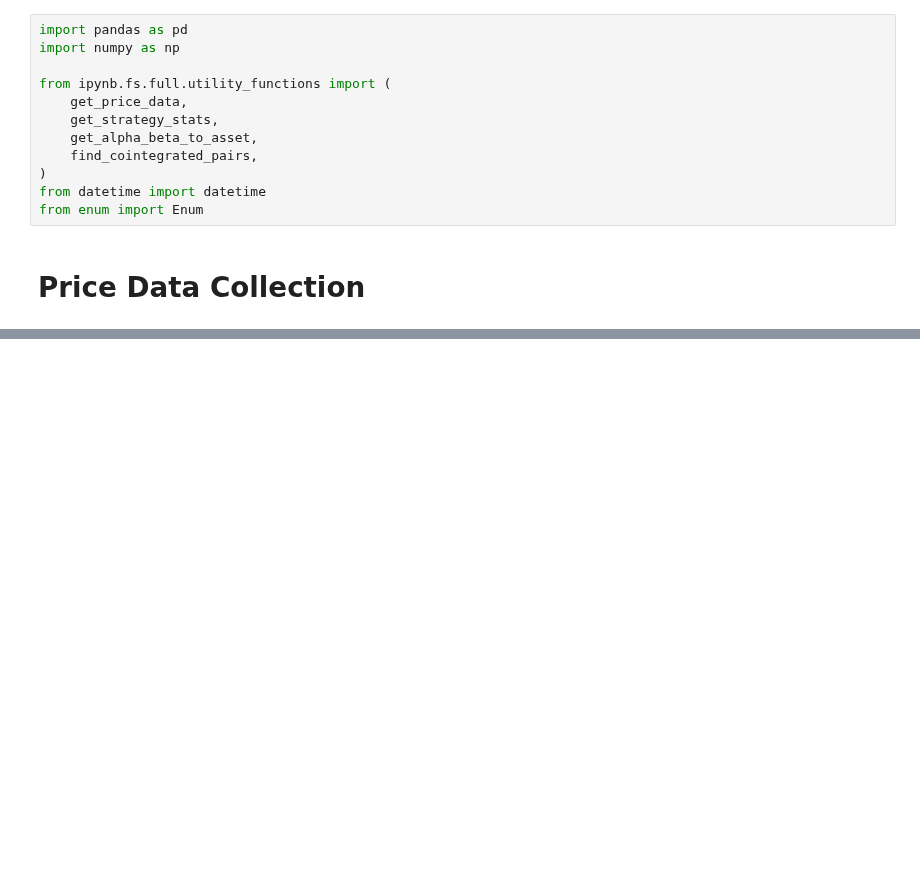
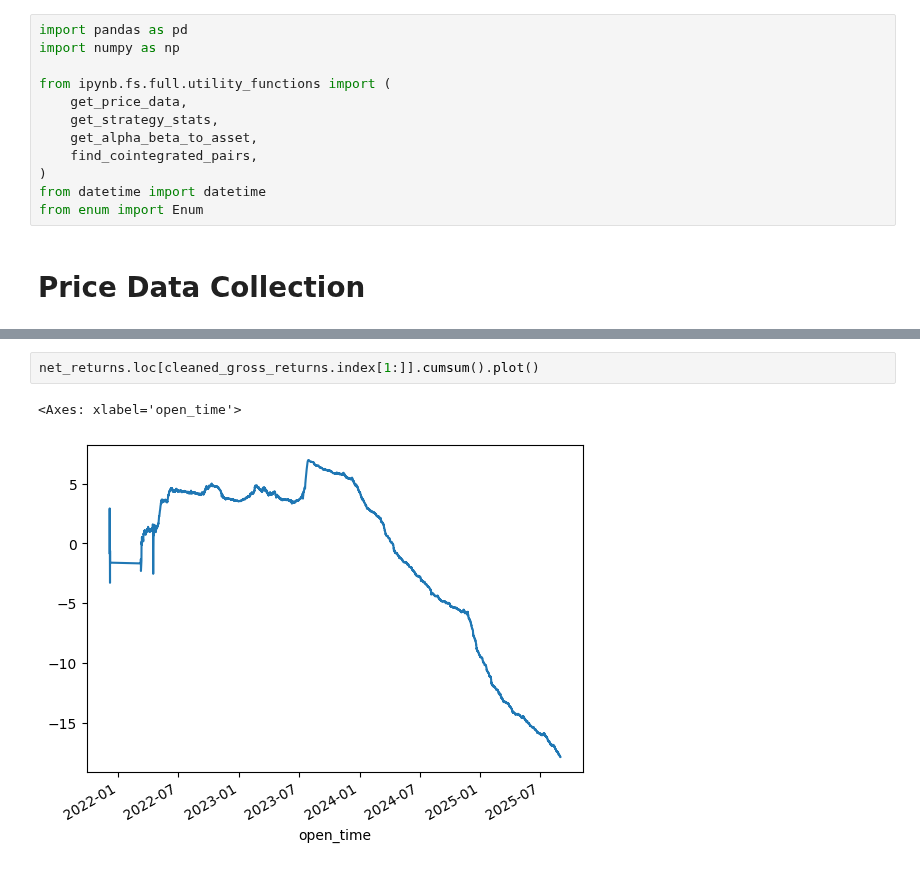
Before and after one commit to wbchristerson/crypto-strategies, a Jupyter notebook: updated_statistical_arbitrage_cointegration_3.ipynb, the cells around one changed output, grey strips where cells are left out. Saved outputs shown, nothing was run; the diff lists cells and outputs as text; blank space fills up the shorter version.

```diff
--- a/updated_statistical_arbitrage_cointegration_3.ipynb
+++ b/updated_statistical_arbitrage_cointegration_3.ipynb
@@ -511,0 +616,5 @@ df1 * df2
+# %%
+net_returns.loc[cleaned_gross_returns.index[1:]].cumsum().plot()
+# %% [output]
+<Axes: xlabel='open_time'>
+[figure, added]
```
Also changed, not shown: parts of 12 cells of this notebook, 3 other files.
